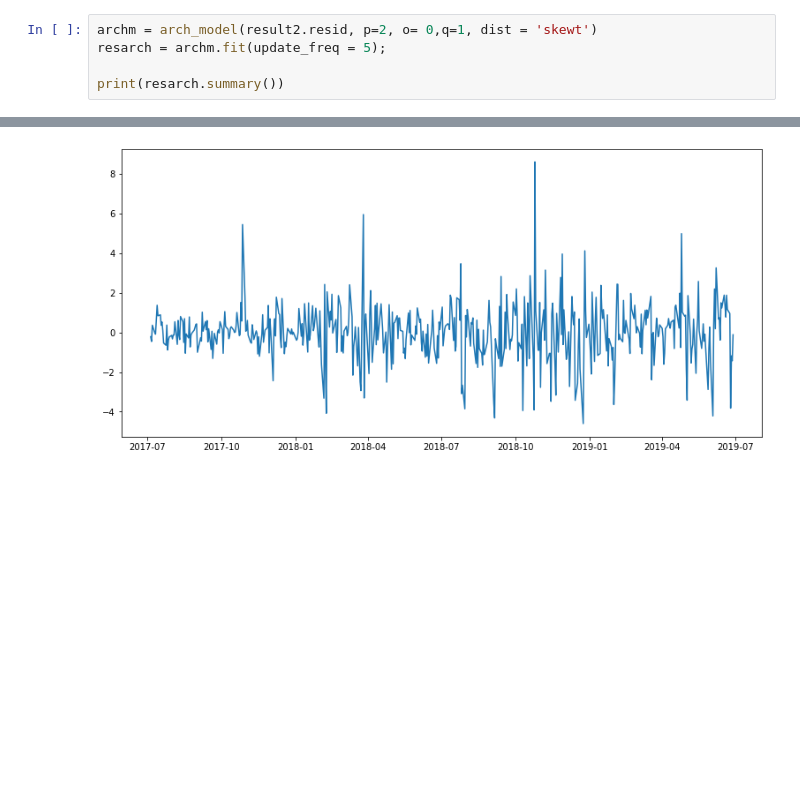
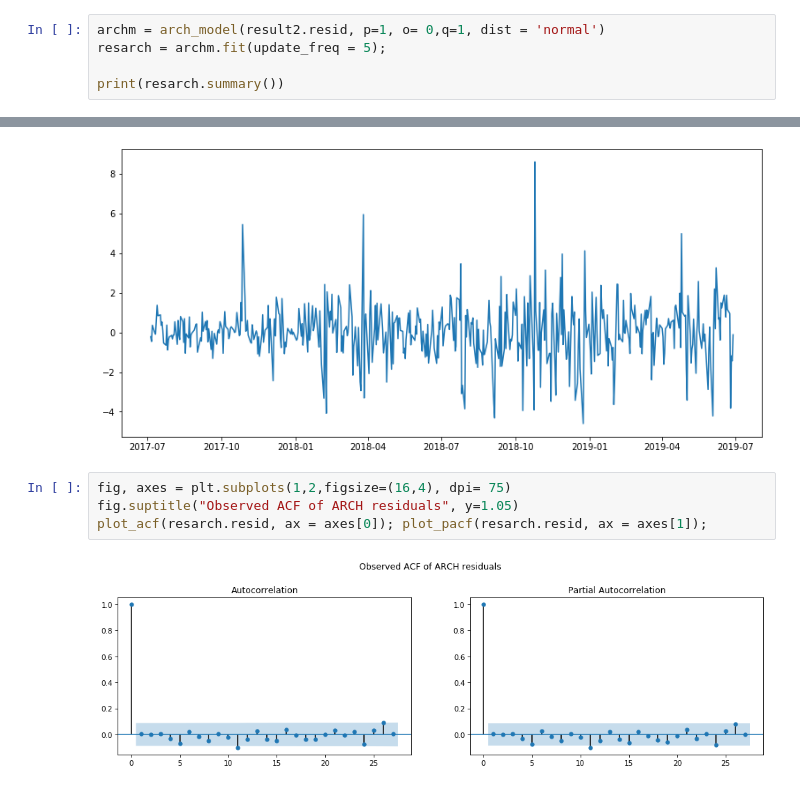
Before and after one commit to stevenkxu/TimeSeriesProject, a Jupyter notebook: 6351_Final_Project.ipynb, the cells around one changed output, grey strips where cells are left out. Cells and saved outputs as stored; diff of their text form; blank space fills up the shorter version.

```diff
--- a/6351_Final_Project.ipynb
+++ b/6351_Final_Project.ipynb
@@ -796,7 +805,7 @@ Covariance estimator: robust
 # %% [markdown]
 Since the second lag term is not significant at the 10% level, we try again but with only 1 lag term.
 # %%
-archm = arch_model(result2.resid, p=2, o= 0,q=1, dist = 'skewt')
+archm = arch_model(result2.resid, p=1, o= 0,q=1, dist = 'normal')
 resarch = archm.fit(update_freq = 5);
 
 print(resarch.summary())
@@ -840,3 +839,9 @@ plt.plot(resarch.resid)
 # %% [output]
 [<matplotlib.lines.Line2D at 0x...>]
 [figure]
+# %%
+fig, axes = plt.subplots(1,2,figsize=(16,4), dpi= 75)
+fig.suptitle("Observed ACF of ARCH residuals", y=1.05)
+plot_acf(resarch.resid, ax = axes[0]); plot_pacf(resarch.resid, ax = axes[1]);
+# %% [output]
+[figure, added]
```
Also changed, not shown: parts of 18 cells of this notebook.
